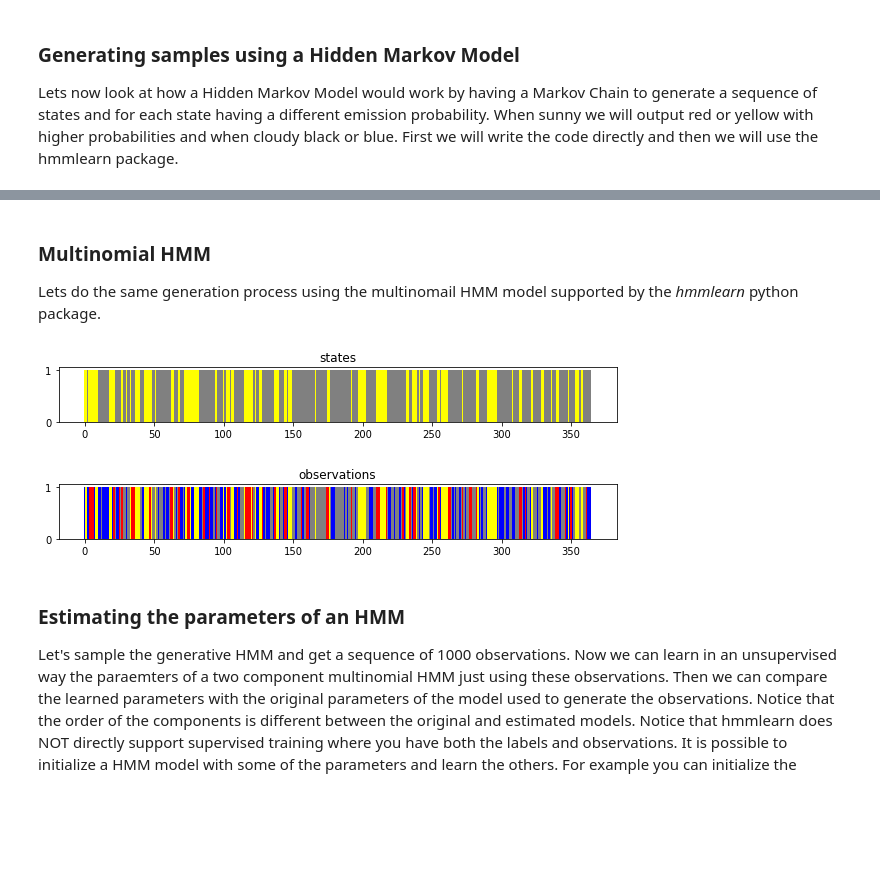
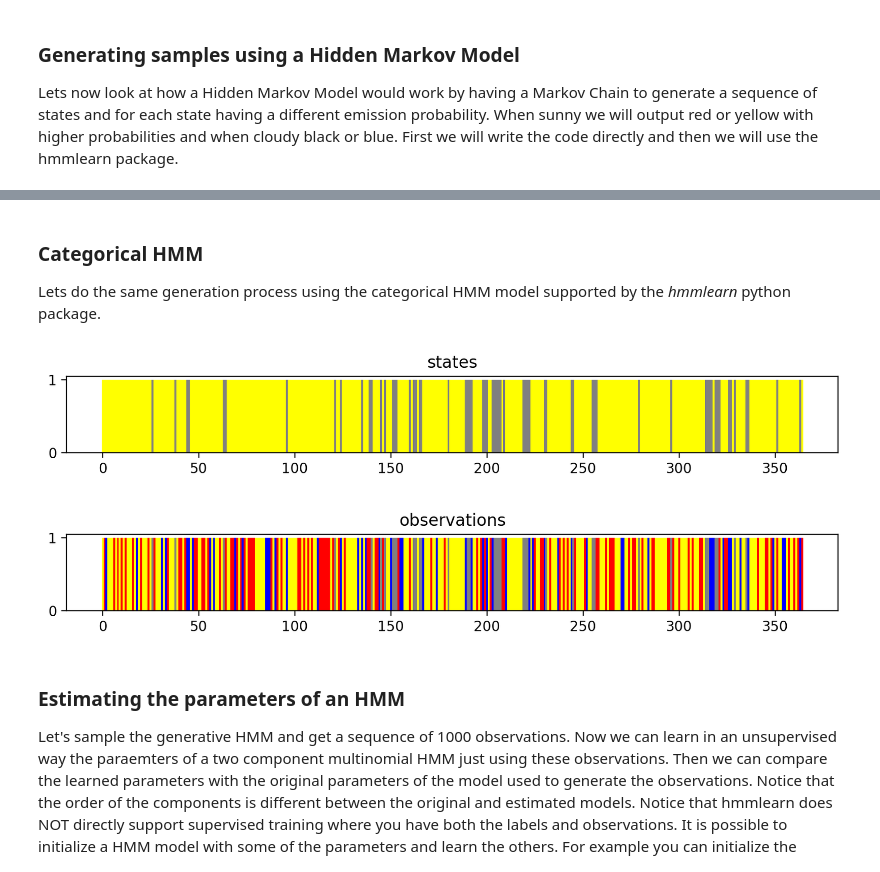
Before and after one commit to gtzan/mir_book, a Jupyter notebook: old_notebooks/Markov Chains and Hidden Markov Models.ipynb, the cells around one changed output, grey strips where cells are left out. Saved outputs shown, nothing was run; the diff lists cells and outputs as text; code cells hidden in the pictures; blank space fills up the shorter version.

```diff
--- a/old_notebooks/Markov Chains and Hidden Markov Models.ipynb
+++ b/old_notebooks/Markov Chains and Hidden Markov Models.ipynb
@@ -199,44 +199,46 @@ plot_weather_samples(obs[0:30], obs2color, 'observations for a month')
 # %% [markdown]
-### Multinomial HMM
+### Categorical HMM
 
-Lets do the same generation process using the multinomail HMM model supported by the *hmmlearn* python package.
+Lets do the same generation process using the categorical HMM model supported by the *hmmlearn* python package.
 # %%
-transmat = np.array([[0.7, 0.3],
-                    [0.2, 0.8]])
+transmat = np.array([[0.9, 0.1],
+                    [0.5, 0.5]])
 
-start_prob = np.array([1.0, 0.0, 0.0])
+# Fixed: Adjusted start_prob to match n_components=2
+start_prob = np.array([1.0, 0.0])
 
 # yellow and red have high probs for sunny
 # blue and grey have high probs for cloudy
 emission_probs = np.array([[0.6, 0.3, 0.1, 0.0],
                            [0.0, 0.1, 0.4, 0.5]])
 
-model = hmm.MultinomialHMM(n_components=2)
+# Changed from MultinomialHMM to CategoricalHMM to support single discrete emissions
+model = hmm.CategoricalHMM(n_components=2)
 model.startprob_ = start_prob
 model.transmat_ = transmat
 model.emissionprob_ = emission_probs
 
 # sample the model - X is the observed values
 # and Z is the "hidden" states
 X, Z = model.sample(365)
 
 # we have to re-define state2color and obj2color as the hmm-learn
 # package just outputs numbers for the states
 state2color = {}
 state2color[0] = 'yellow'
 state2color[1] = 'grey'
 plot_weather_samples(Z, state2color, 'states')
 
 samples = [item for sublist in X for item in sublist]
 obj2color = {}
 obj2color[0] = 'yellow'
 obj2color[1] = 'red'
 obj2color[2] = 'blue'
 obj2color[3] = 'grey'
 plot_weather_samples(samples, obj2color, 'observations')
 # %% [output]
-[figure, old version]
+[figure, new version]
-[figure, old version]
+[figure, new version]
 # %% [markdown]
 ### Estimating the parameters of an HMM
 
```
Also changed, not shown: parts of 12 cells of this notebook.
